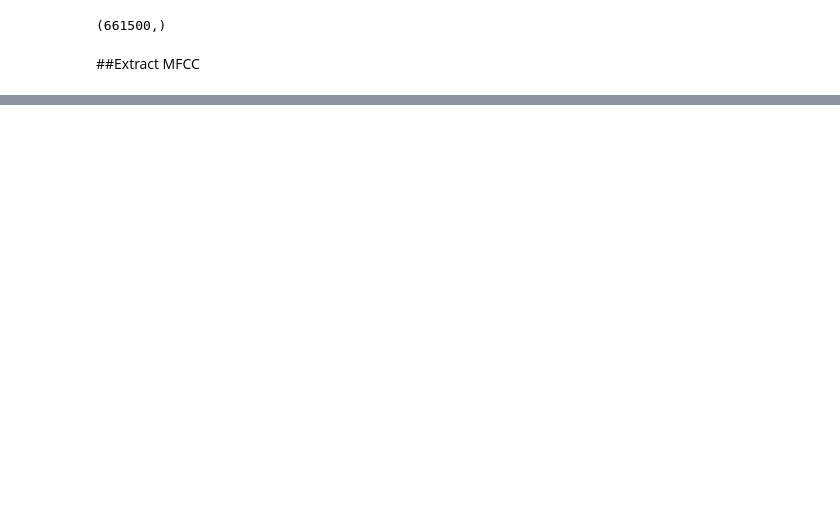
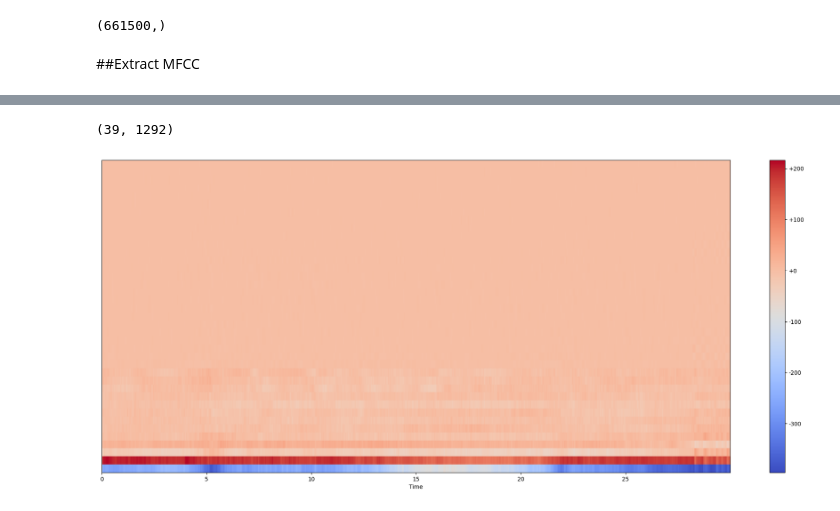
Before and after one commit to zahra-sharifzadeh/Digital_Audio_Processing, a Jupyter notebook: Extracting MFCCs/Extracting_MFCCs_with_Python.ipynb, the cells around one changed output, grey strips where cells are left out. Cells and saved outputs as stored; diff of their text form; code cells hidden in the pictures; blank space fills up the shorter version.

```diff
--- a/Extracting MFCCs/Extracting_MFCCs_with_Python.ipynb
+++ b/Extracting MFCCs/Extracting_MFCCs_with_Python.ipynb
@@ -73,0 +178,17 @@ signal.shape
+# %%
+comperhansive_mfcc = np.concatenate([mfcc, delta_mfcc, delta2_mfcc])
+# %%
+comperhansive_mfcc.shape
+# %% [output]
+(39, 1292)
+# %%
+plt.figure(figsize=(25, 10))
+
+librosa.display.specshow(comperhansive_mfcc,
+                         x_axis="time",
+                         sr=sr)
+
+plt.colorbar(format="%+2.f")
+plt.show()
+# %% [output]
+[figure, added]
```
Also changed, not shown: parts of 14 cells of this notebook.
